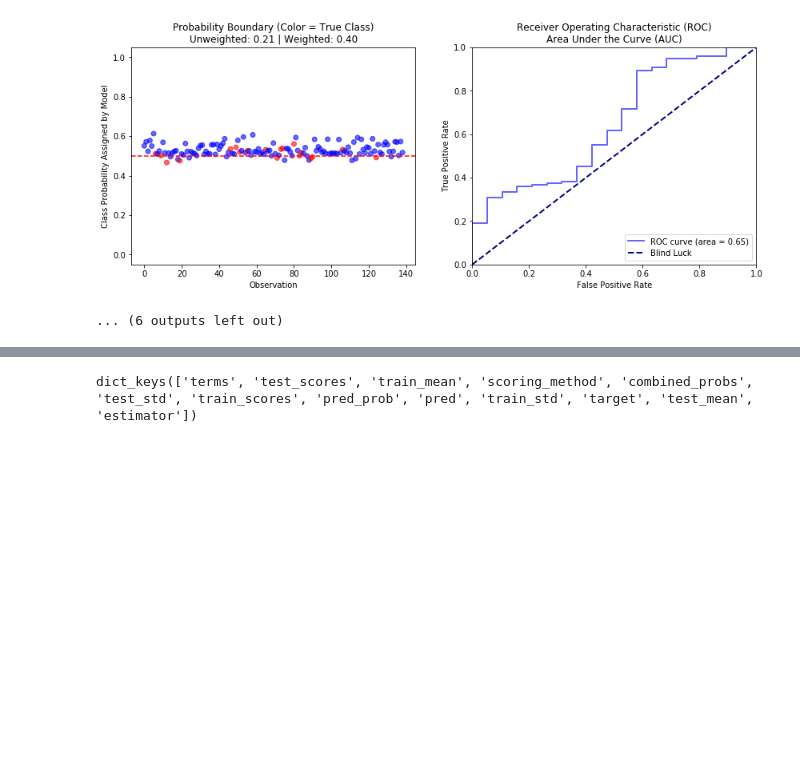
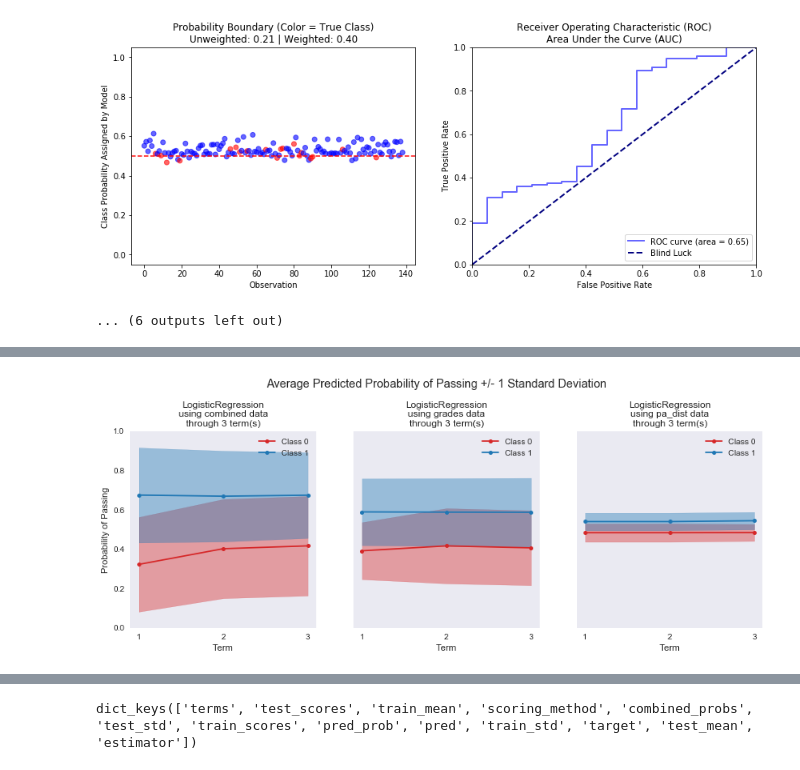
Before and after one commit to zstachniak/Predictive-Testing, a Jupyter notebook: Predictive Testing - Model Building and Analysis.ipynb, the cells around one changed output, grey strips where cells are left out. Drawn from its saved outputs; the diff is of its cells as text; code cells hidden in the pictures; blank space fills up the shorter version.

```diff
--- a/Predictive Testing - Model Building and Analysis.ipynb
+++ b/Predictive Testing - Model Building and Analysis.ipynb
@@ -837,0 +846,2 @@ for t in df_types:
+# %%
+plt.rcParams['figure.figsize'] = (14, 5)
@@ -837,0 +937,42 @@ for t in df_types:
+# %%
+def test(data_dict, func, model_tuples, max_term, max_width=plt.rcParams['figure.figsize'][0]):
+    '''
+
+    @ Parameters:
+    ------------------
+    data_dict: the storage dictionary for fitted data
+    func: the plotting function to use (must be an aggregate function)
+    model_tuples: a list of tuples of type (<data source>, <model>)
+    max_term: the stopping term for the comparison
+    max_width: defaults to the width supplied in plt.rcParams
+    '''
+
+    # Determine number of objects being compared
+    objects = len(model_tuples)
+
+    # Initialize plot
+    plt.figure(0)
+
+    for i in range(objects):
+        # Set up the axis in correct grid location
+        ax = plt.subplot2grid((1, objects), (0, i))
+        # Call plotting function
+        func(data_dict[model_tuples[i][0]][max_term][model_tuples[i][1]]['terms'],
+             data_dict[model_tuples[i][0]][max_term][model_tuples[i][1]]['combined_probs'],
+             data_dict[model_tuples[i][0]][max_term][model_tuples[i][1]]['target'],
+             ax=ax)
+        if i == 0:
+            title = ax.get_title()
+        else:
+            ax.get_yaxis().set_visible(False)
+        ax.set_title('{0}\nusing {1} data\nthrough {2} term(s)'.format(model_tuples[i][1], model_tuples[i][0], max_term))
+
+    plt.suptitle(title)
+    plt.subplots_adjust(top=0.80)
+    plt.show()
+# %%
+model_tuples = [('combined', 'LogisticRegression'), ('grades', 'LogisticRegression'), ('pa_dist', 'LogisticRegression')]
+# %%
+test(df_dict, plot_error_bars, model_tuples, 3)
+# %% [output]
+[figure, added]
```
Also changed, not shown: parts of 18 cells of this notebook, 2 other files.
